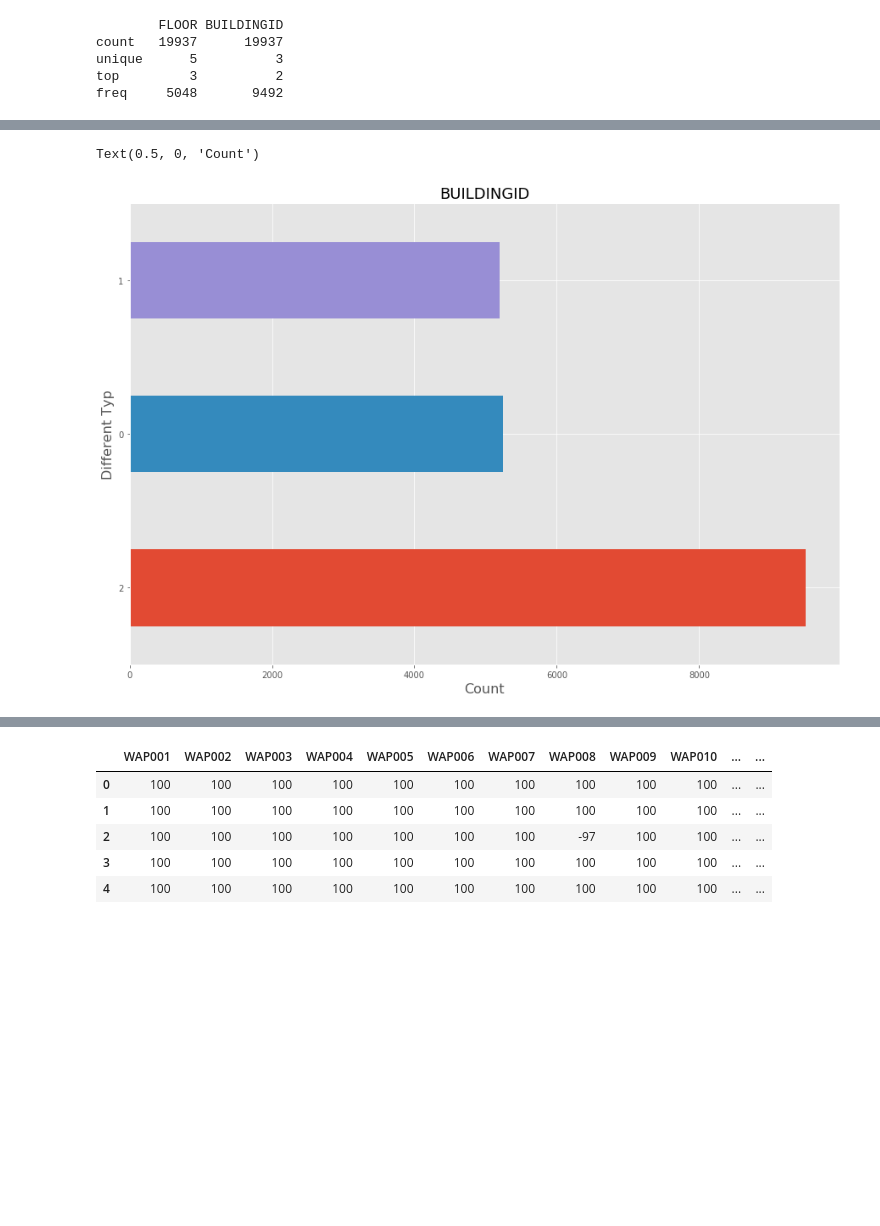
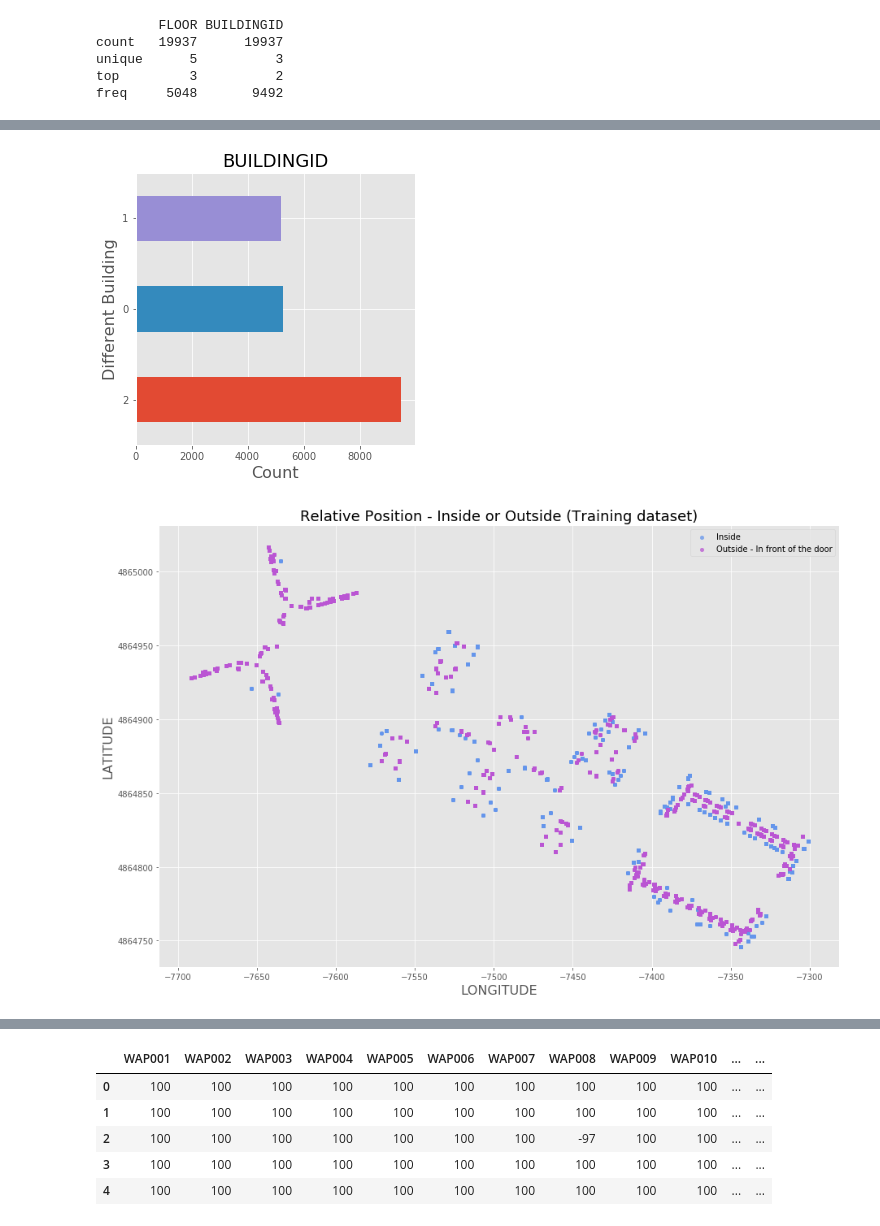
Before and after one commit to AndreasNehls/IoT_Analytics, a Jupyter notebook: python/IoT_preprocessing.ipynb, the cells around one changed output, grey strips where cells are left out. Cells and saved outputs as stored; diff of their text form; code cells hidden in the pictures; blank space fills up the shorter version.

```diff
--- a/python/IoT_preprocessing.ipynb
+++ b/python/IoT_preprocessing.ipynb
@@ -166,11 +150,44 @@ plt.show()
 # %%
 BUILDINGID_count = df_train['BUILDINGID'].value_counts()
 
-BUILDINGID_count.plot(kind='barh', figsize=(15,10))
+BUILDINGID_count.plot(kind='barh', figsize=(5,5))
 plt.title('BUILDINGID', fontsize=18)
-plt.ylabel('Different Typ', fontsize=16)
+plt.ylabel('Different Building', fontsize=16)
 plt.xlabel('Count', fontsize=16)
+
+plt.savefig('./image/02_Building.png', bbox_inches='tight')
+
+plt.show()
 # %% [output]
-Text(0.5, 0, 'Count')
-[figure, old version]
+[figure, new version]
+# %%
+# Create subset for inside and outside
+RePos01_in_train = df_train[df_train['RELATIVEPOSITION'] == 1]
+RePos02_out_train = df_train[df_train['RELATIVEPOSITION'] == 2]
+
+#colort = np.where(df_train["RELATIVEPOSITION"]==1,'darkblue','yellowgreen')
+#colorv = np.where(df_valid["RELATIVEPOSITION"]==0,'darkblue','yellowgreen')
+
+ax1 = RePos01_in_train.plot(kind='scatter', x="LONGITUDE", y="LATITUDE",
+                    label = 'Inside',
+                    color='cornflowerblue',
+                    figsize=(15,10),
+                    alpha=0.75)
+ax2 = RePos02_out_train.plot(kind='scatter', x="LONGITUDE", y="LATITUDE",
+                    label = 'Outside - In front of the door',
+                    color="mediumorchid",
+                    figsize=(15,10),
+                    alpha=0.75,
+                    ax=ax1)
+
+plt.title('Relative Position - Inside or Outside (Training dataset)', fontsize=18)
+plt.xlabel('LONGITUDE', fontsize=16)
+plt.ylabel('LATITUDE', fontsize=16)
+plt.legend(loc='best')
+
+plt.savefig('./image/03_RelativePosition.png', bbox_inches='tight')
+
+plt.show()
+# %% [output]
+[figure, added]
 # %%
```
Also changed, not shown: parts of 52 cells of this notebook, 33 other files.
